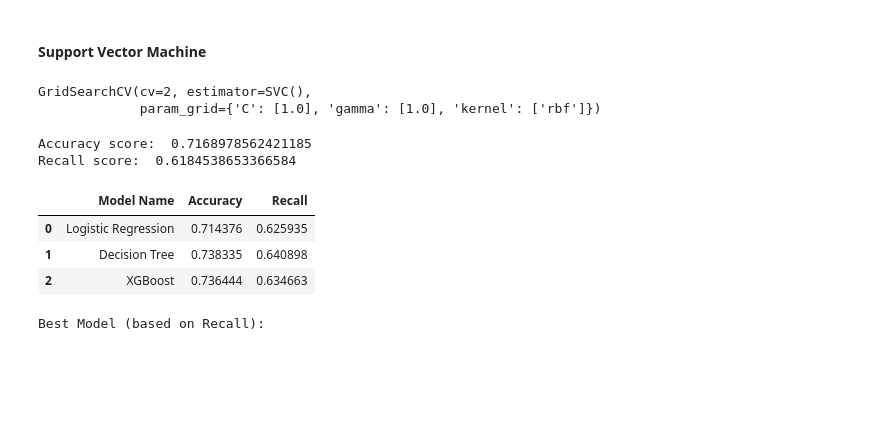
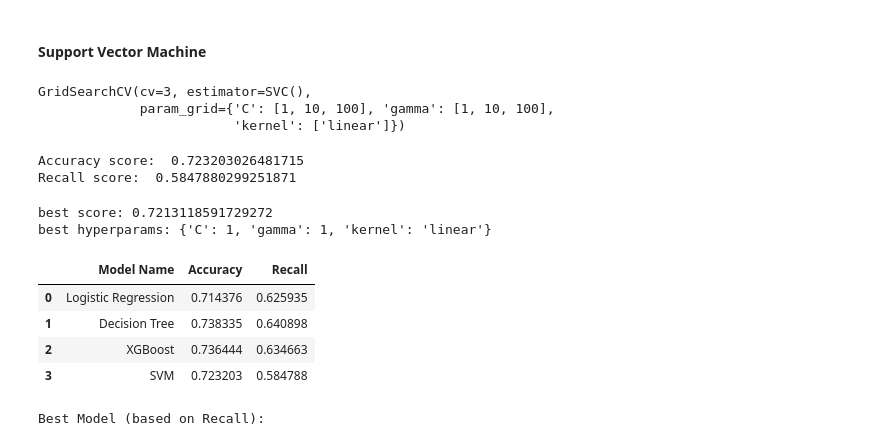
Before and after one commit to Emilly-Njue/Spaceship-Titanic, a Jupyter notebook: spaceship.ipynb, the cells around one changed output. Cells and saved outputs as stored; diff of their text form; code cells hidden in the pictures; blank space fills up the shorter version.

```diff
--- a/spaceship.ipynb
+++ b/spaceship.ipynb
@@ -731,57 +731,64 @@ Recall score:  0.6172069825436409
 from sklearn.svm import SVC
 
 svc_params = {
-    'kernel': ['rbf'],
-    'C': [1.0],
-    'gamma': [1.0]
+    'kernel': ['linear'],
+    'C': [1,10,100],
+    'gamma': [1, 10, 100]
 }
 
 svc_grid = GridSearchCV(SVC(),
                         param_grid=svc_params,
-                        cv=2)
+                        cv=3)
 svc_grid.fit(X_train, y_train)
 # %% [output]
-GridSearchCV(cv=2, estimator=SVC(),
-             param_grid={'C': [1.0], 'gamma': [1.0], 'kernel': ['rbf']})
+GridSearchCV(cv=3, estimator=SVC(),
+             param_grid={'C': [1, 10, 100], 'gamma': [1, 10, 100],
+                         'kernel': ['linear']})
 # %%
 accuracy_recall(svc_grid)
 # %% [output]
-Accuracy score:  0.7168978562421185
-Recall score:  0.6184538653366584
+Accuracy score:  0.723203026481715
+Recall score:  0.5847880299251871
+# %%
+best_score_params(svc_grid)
+# %% [output]
+best score: 0.7213118591729272
+best hyperparams: {'C': 1, 'gamma': 1, 'kernel': 'linear'}
 # %%
 model1 = grid
 model2 = decision_treee_grid
 model3 = xgboost_grid
-
+model4 = svc_grid
 # Create a list of the models
-models = [model1, model2, model3]
+models = [model1, model2, model3, model4]
 
 # Create lists to store accuracy and recall values
 accuracy_values = []
 recall_values = []
 
 # Calculate accuracy and recall for each model and store the results
 for model in models:
     y_pred = model.predict(X_test)
     accuracy = accuracy_score(y_test, y_pred)
     recall = recall_score(y_test, y_pred)
     accuracy_values.append(accuracy)
     recall_values.append(recall)
 
 # Create a DataFrame
-model_names = ['Logistic Regression', 'Decision Tree', 'XGBoost']
+model_names = ['Logistic Regression', 'Decision Tree', 'XGBoost', 'SVM']
 model_results = {
     'Model Name': model_names,
     'Accuracy': accuracy_values,
     'Recall': recall_values
 }
 results_df = pd.DataFrame(model_results)
 results_df
 # %% [output]
 |  | Model Name | Accuracy | Recall |
 | 0 | Logistic Regression | 0.714376 | 0.625935 |
 | 1 | Decision Tree | 0.738335 | 0.640898 |
 | 2 | XGBoost | 0.736444 | 0.634663 |
+| 3 | SVM | 0.723203 | 0.584788 |
 # %%
 # Find the best model based on recall
 best_model = results_df.loc[results_df['Recall'].idxmax()]
```
